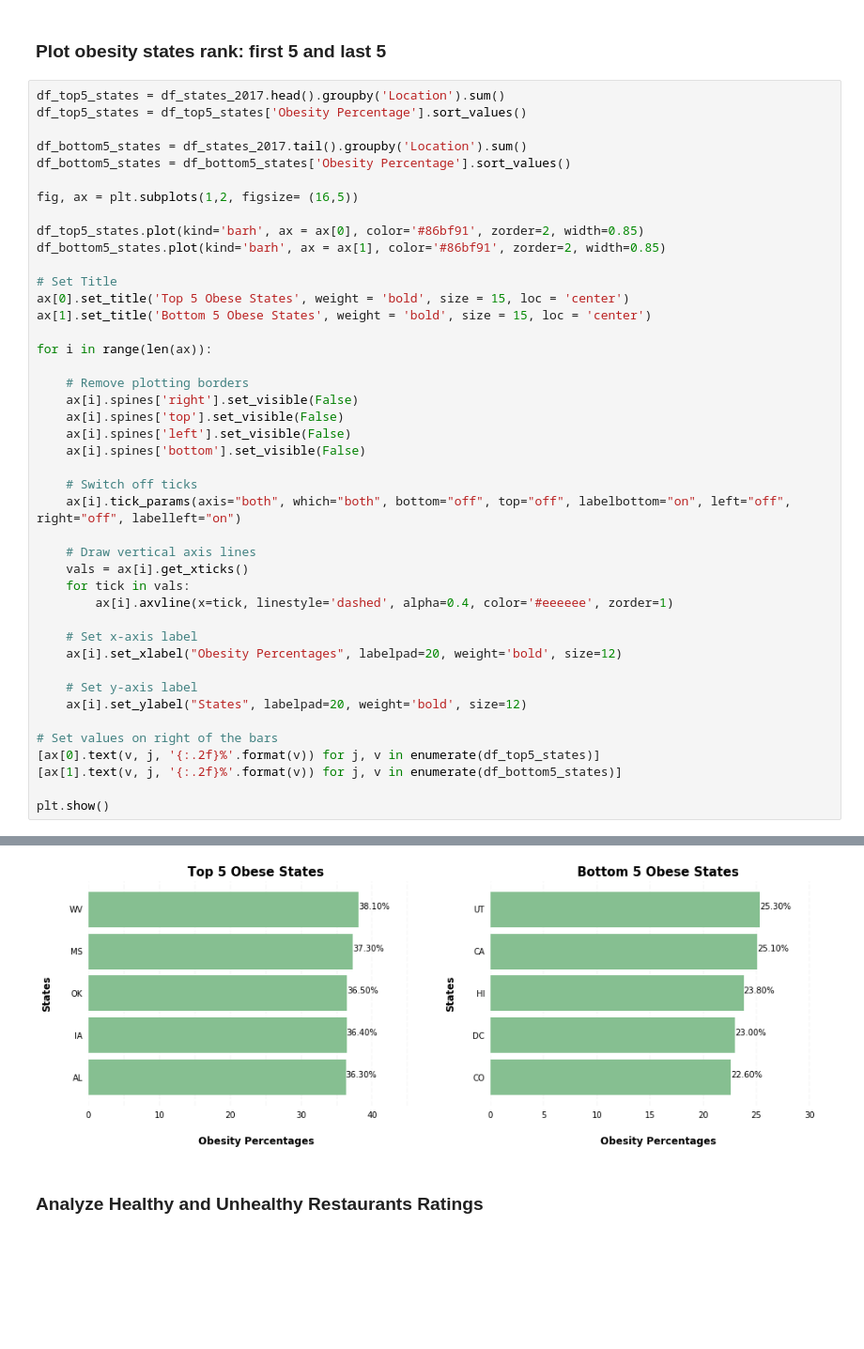
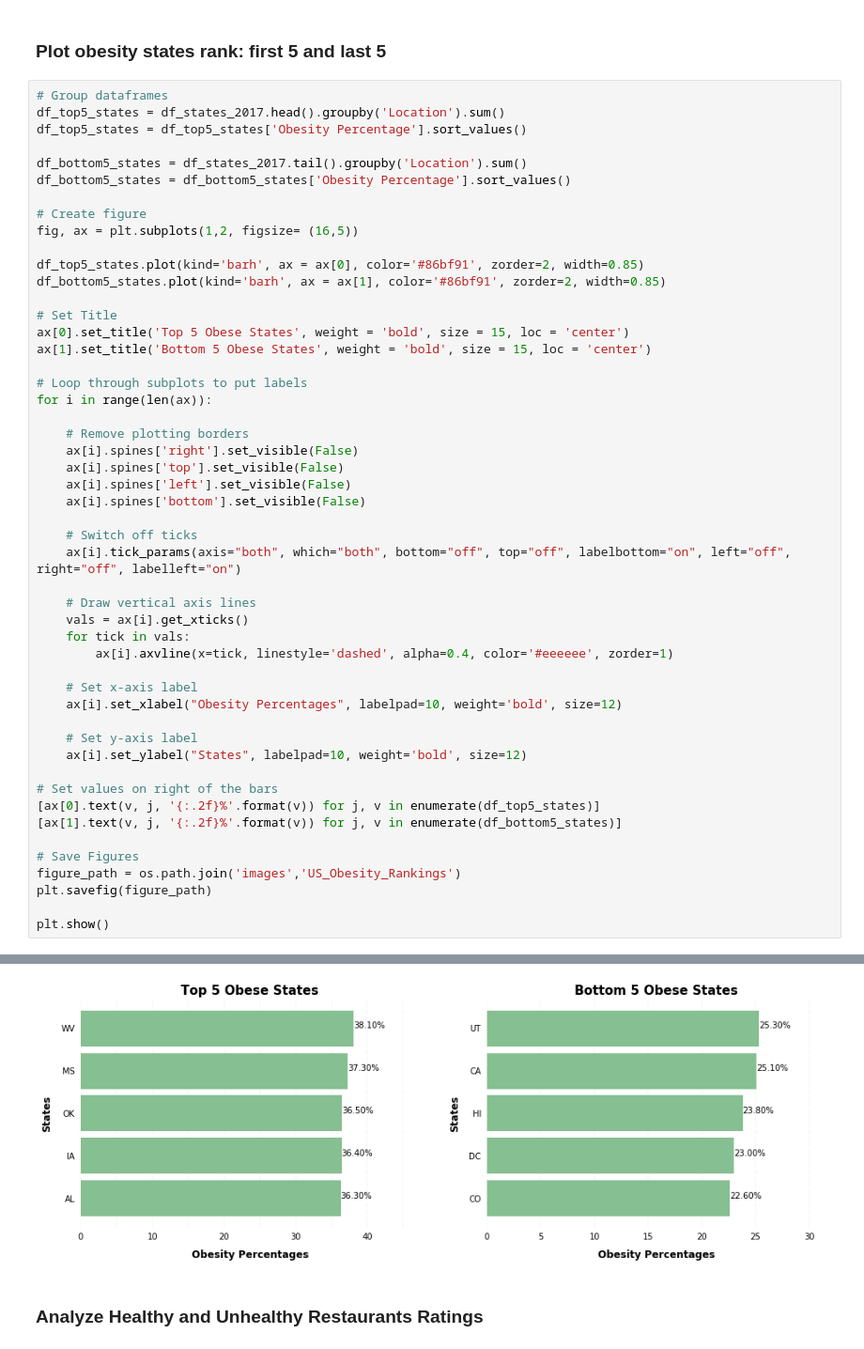
Before and after one commit to Arjun4391/DATA_SCIENCE_PROJECT1, a Jupyter notebook: Health_Project.ipynb, the cells around one changed output, grey strips where cells are left out. Shown: that part at 94% size. Drawn from its saved outputs; the diff is of its cells as text; blank space fills up the shorter version.

```diff
--- a/Health_Project.ipynb
+++ b/Health_Project.ipynb
@@ -280,12 +268,14 @@ plt.show()
 # %% [markdown]
 ### Plot obesity states rank: first 5 and last 5
 # %%
+# Group dataframes
 df_top5_states = df_states_2017.head().groupby('Location').sum()
 df_top5_states = df_top5_states['Obesity Percentage'].sort_values()
 
 df_bottom5_states = df_states_2017.tail().groupby('Location').sum()
 df_bottom5_states = df_bottom5_states['Obesity Percentage'].sort_values()
 
+# Create figure
 fig, ax = plt.subplots(1,2, figsize= (16,5))
 
 df_top5_states.plot(kind='barh', ax = ax[0], color='#86bf91', zorder=2, width=0.85)
@@ -295,6 +285,7 @@ df_bottom5_states.plot(kind='barh', ax = ax[1], color='#86bf91', zorder=2, width
 ax[0].set_title('Top 5 Obese States', weight = 'bold', size = 15, loc = 'center')
 ax[1].set_title('Bottom 5 Obese States', weight = 'bold', size = 15, loc = 'center')
 
+# Loop through subplots to put labels
 for i in range(len(ax)):
 
     # Remove plotting borders
@@ -312,14 +303,18 @@ for i in range(len(ax)):
         ax[i].axvline(x=tick, linestyle='dashed', alpha=0.4, color='#eeeeee', zorder=1)
 
     # Set x-axis label
-    ax[i].set_xlabel("Obesity Percentages", labelpad=20, weight='bold', size=12)
+    ax[i].set_xlabel("Obesity Percentages", labelpad=10, weight='bold', size=12)
 
     # Set y-axis label
-    ax[i].set_ylabel("States", labelpad=20, weight='bold', size=12)
+    ax[i].set_ylabel("States", labelpad=10, weight='bold', size=12)
 
 # Set values on right of the bars
 [ax[0].text(v, j, '{:.2f}%'.format(v)) for j, v in enumerate(df_top5_states)]
 [ax[1].text(v, j, '{:.2f}%'.format(v)) for j, v in enumerate(df_bottom5_states)]
 
+# Save Figures
+figure_path = os.path.join('images','US_Obesity_Rankings')
+plt.savefig(figure_path)
+
 plt.show()
 # %% [output]
@@ -328,4 +321,4 @@ Passing one of 'on', 'true', 'off', 'false' as a boolean is deprecated; use an a
-[figure, old version]
+[figure, new version]
 # %% [markdown]
 ### Analyze Healthy and Unhealthy Restaurants Ratings
 # %%
```
Also changed, not shown: parts of 58 cells of this notebook, 7 other files.
